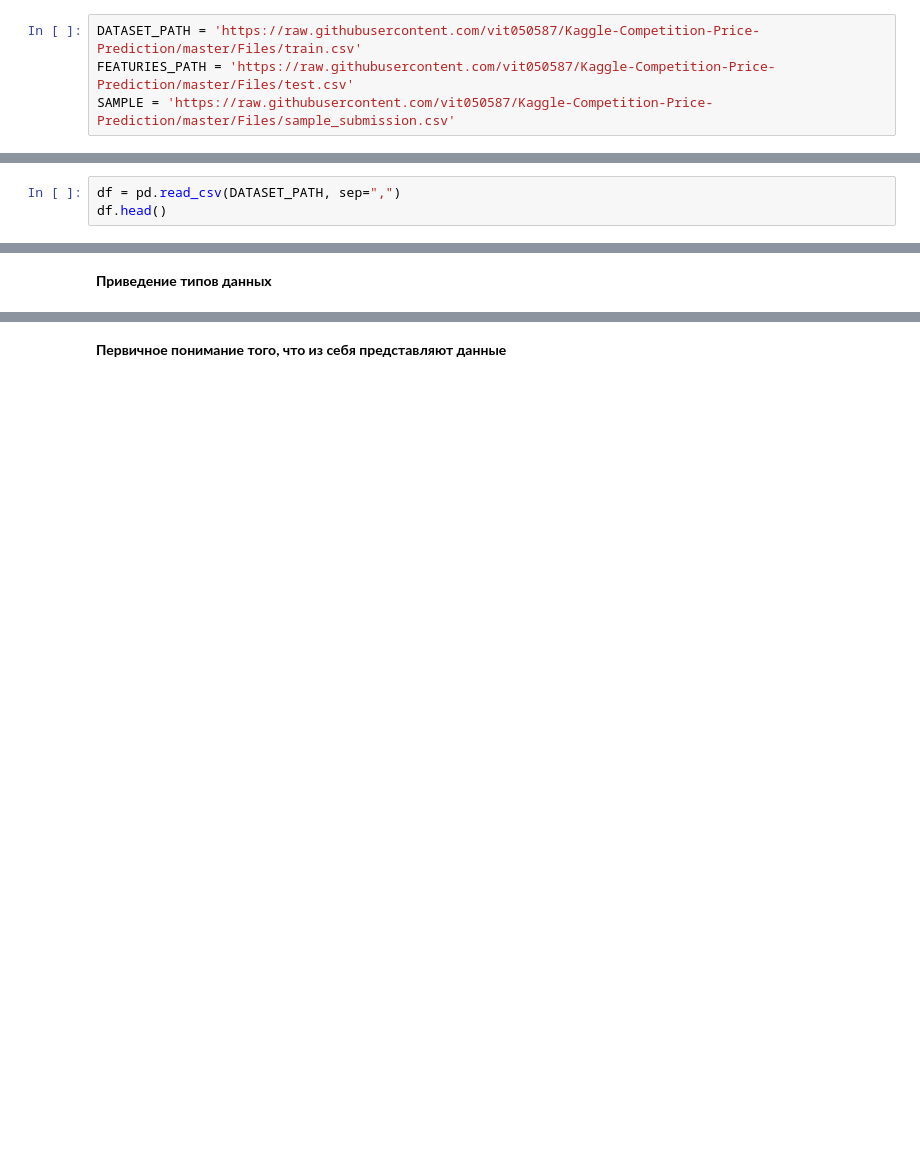
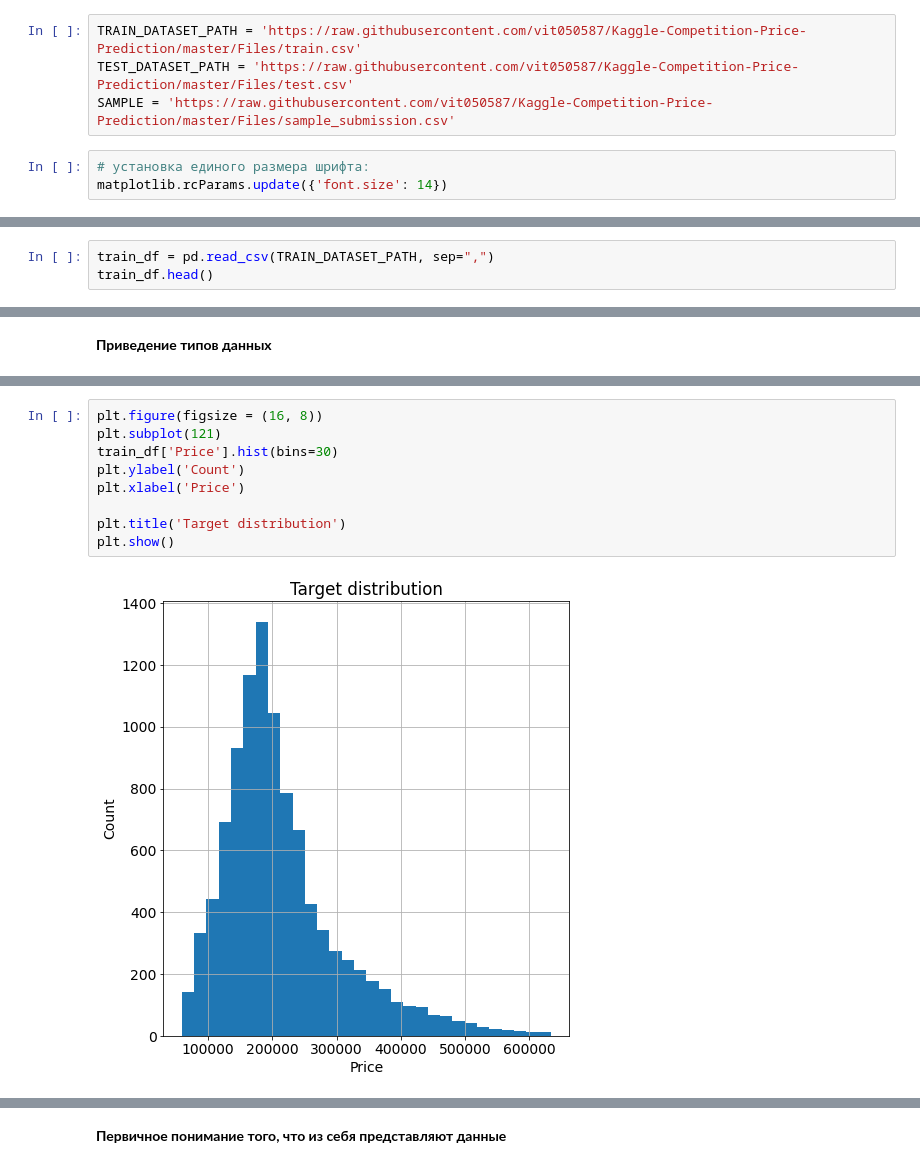
Before and after one commit to vit050587/Kaggle-Competition-Price-Prediction, a Jupyter notebook: Price_Prediction.ipynb, the cells around one changed output, grey strips where cells are left out. Cells and saved outputs as stored; diff of their text form; blank space fills up the shorter version.

```diff
--- a/Price_Prediction.ipynb
+++ b/Price_Prediction.ipynb
@@ -32,6 +46,9 @@ warnings.filterwarnings ('ignore')
 # %% [markdown]
 **Прописали пути к дата сету и другим файлам**
 # %%
-DATASET_PATH = 'https://raw.githubusercontent.com/vit050587/Kaggle-Competition-Price-Prediction/master/Files/train.csv'
-FEATURIES_PATH = 'https://raw.githubusercontent.com/vit050587/Kaggle-Competition-Price-Prediction/master/Files/test.csv'
+TRAIN_DATASET_PATH = 'https://raw.githubusercontent.com/vit050587/Kaggle-Competition-Price-Prediction/master/Files/train.csv'
+TEST_DATASET_PATH = 'https://raw.githubusercontent.com/vit050587/Kaggle-Competition-Price-Prediction/master/Files/test.csv'
 SAMPLE = 'https://raw.githubusercontent.com/vit050587/Kaggle-Competition-Price-Prediction/master/Files/sample_submission.csv'
+# %%
+# установка единого размера шрифта:
+matplotlib.rcParams.update({'font.size': 14})
@@ -55,8 +93,8 @@ SAMPLE = 'https://raw.githubusercontent.com/vit050587/Kaggle-Competition-Price-P
 * Shops_1, Shops_2 - показатели, связанные с наличием магазинов, торговых центров
 * Price - цена квартиры
 # %%
-df = pd.read_csv(DATASET_PATH, sep=",")
-df.head()
+train_df = pd.read_csv(TRAIN_DATASET_PATH, sep=",")
+train_df.head()
 # %% [output]
 |  | Id | DistrictId | Rooms | Square | LifeSquare | KitchenSquare | Floor | HouseFloor | HouseYear | ... |
 | 0 | 11809 | 27 | 3.0 | 115.027311 | NaN | 10.0 | 4 | 10.0 | 2014 | ... |
@@ -121,0 +185,11 @@ dtype: object
+# %%
+plt.figure(figsize = (16, 8))
+plt.subplot(121)
+train_df['Price'].hist(bins=30)
+plt.ylabel('Count')
+plt.xlabel('Price')
+
+plt.title('Target distribution')
+plt.show()
+# %% [output]
+[figure, added]
```
Also changed, not shown: parts of 86 cells of this notebook.
